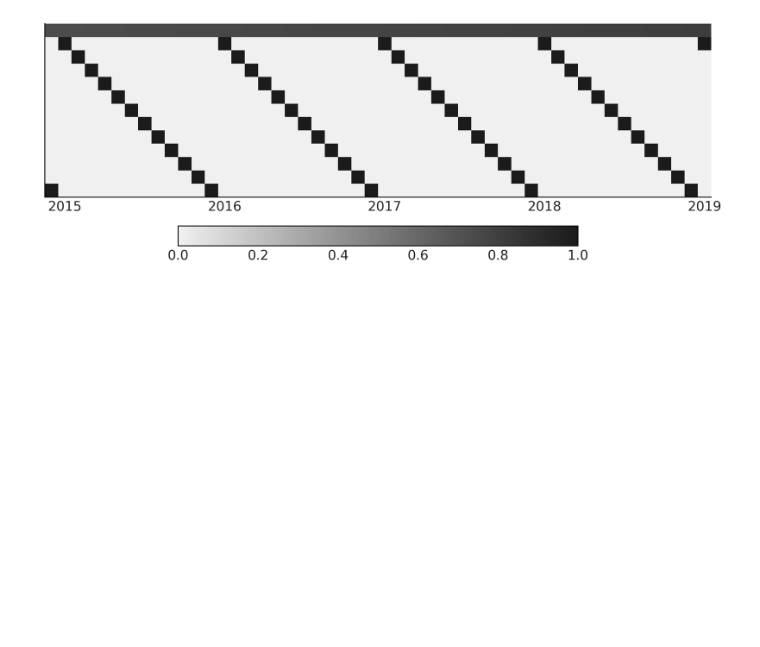
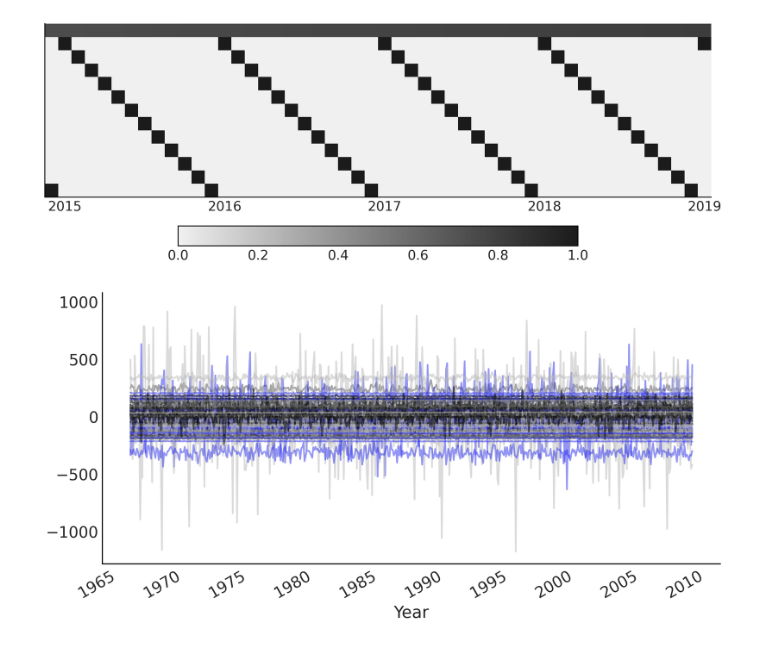
Before and after one commit to styuk/Time-Seriese, a Jupyter notebook: python/tfp.ipynb, the cells around one changed output. Drawn from its saved outputs; the diff is of its cells as text; code cells hidden in the pictures; blank space fills up the shorter version.

```diff
--- a/python/tfp.ipynb
+++ b/python/tfp.ipynb
@@ -56,3 +56,35 @@ fig.colorbar(im, ax=ax, orientation="horizontal", shrink=.6)
 # %% [output]
 <matplotlib.colorbar.Colorbar at 0x...>
 [figure]
+# %%
+tfd = tfp.distributions
+root = tfd.JointDistributionCoroutine.Root
+
+@tfd.JointDistributionCoroutine
+def ts_regression_model():
+    intercept = yield root(tfd.Normal(0., 100., name="intercept"))
+    trend_coeff = yield root(tfd.Normal(0., 10., name="trend_coeff"))
+    seasonality_coeff = yield root(
+        tfd.Sample(tfd.Normal(0., 1.),
+                   sample_shape=seasonality.shape[-1],
+                   name="seasonality_coeff"))
+    noise = yield root(tfd.HalfCauchy(loc=0., scale=5., name="noise_sigma"))
+    y_hat = (intercept[...,None] +
+             tf.einsum("ij,...->...i", trend, trend_coeff) +
+             tf.einsum("ij,...j->...i", seasonality, seasonality_coeff))
+    observed = yield tfd.Independent(
+        tfd.Normal(y_hat, noise[..., None]),
+        reinterpreted_batch_ndims=1,
+        name="observed")
+# %%
+# 100個の事前分布と事前予測のサンプルをドローする
+prior_samples = ts_regression_model.sample(100)
+prior_predictive_timeseries = prior_samples.observed
+
+fig, ax = plt.subplots(figsize=(10, 5))
+ax.plot(co2_by_month.index[:-num_forecast_steps],
+        tf.transpose(prior_predictive_timeseries),alpha=.5)
+ax.set_xlabel("Year")
+fig.autofmt_xdate()
+# %% [output]
+[figure, added]
```
Also changed, not shown: parts of 1 cell of this notebook.
